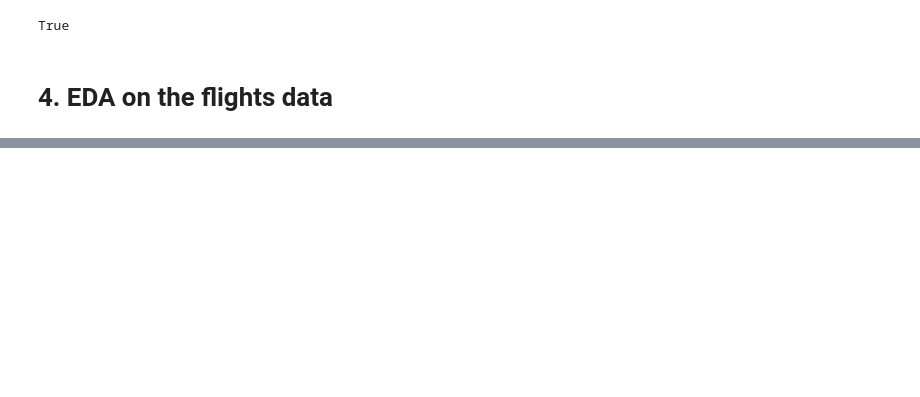
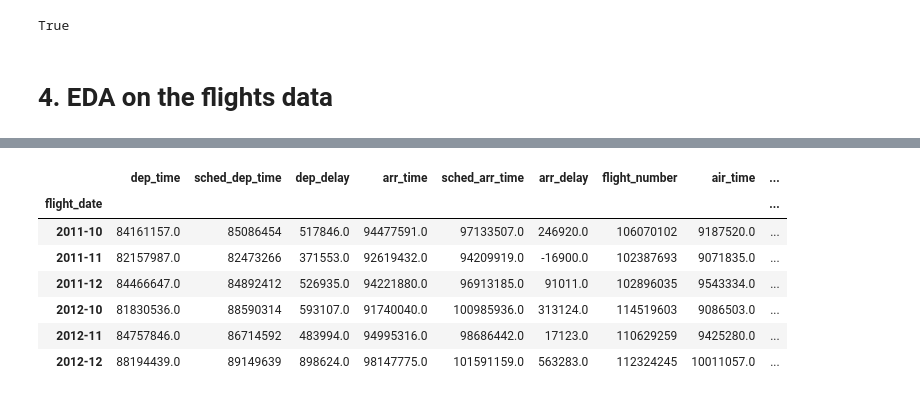
Before and after one commit to sergioserge/us-airports-project, a Jupyter notebook: 01_get_flights_data.ipynb, the cells around one changed output, grey strips where cells are left out. Drawn from its saved outputs; the diff is of its cells as text; code cells hidden in the pictures; blank space fills up the shorter version.

```diff
--- a/01_get_flights_data.ipynb
+++ b/01_get_flights_data.ipynb
@@ -306,0 +398,11 @@ True
+# %%
+flights_data.groupby('flight_date').sum()
+# %% [output]
+|  | dep_time | sched_dep_time | dep_delay | arr_time | sched_arr_time | arr_delay | flight_number | air_time | ... |
+| flight_date |  |  |  |  |  |  |  |  | ... |
+| 2011-10 | 84161157.0 | 85086454 | 517846.0 | 94477591.0 | 97133507.0 | 246920.0 | 106070102 | 9187520.0 | ... |
+| 2011-11 | 82157987.0 | 82473266 | 371553.0 | 92619432.0 | 94209919.0 | -16900.0 | 102387693 | 9071835.0 | ... |
+| 2011-12 | 84466647.0 | 84892412 | 526935.0 | 94221880.0 | 96913185.0 | 91011.0 | 102896035 | 9543334.0 | ... |
+| 2012-10 | 81830536.0 | 88590314 | 593107.0 | 91740040.0 | 100985936.0 | 313124.0 | 114519603 | 9086503.0 | ... |
+| 2012-11 | 84757846.0 | 86714592 | 483994.0 | 94995316.0 | 98686442.0 | 17123.0 | 110629259 | 9425280.0 | ... |
+| 2012-12 | 88194439.0 | 89149639 | 898624.0 | 98147775.0 | 101591159.0 | 563283.0 | 112324245 | 10011057.0 | ... |
```
Also changed, not shown: parts of 18 cells of this notebook, 2 other files.
